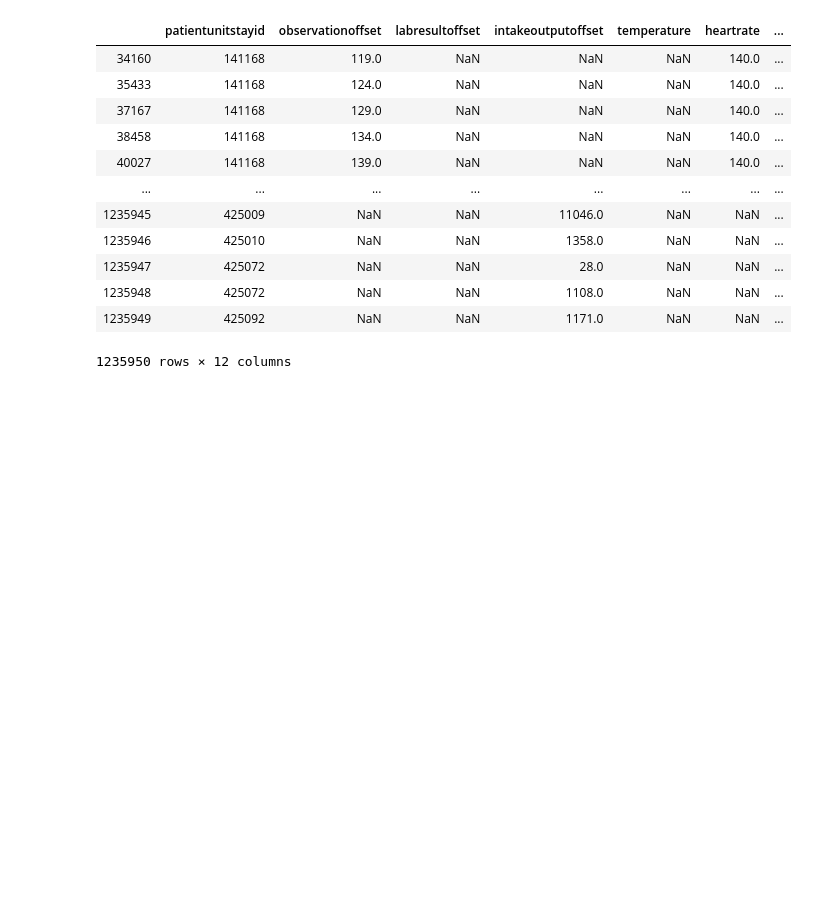
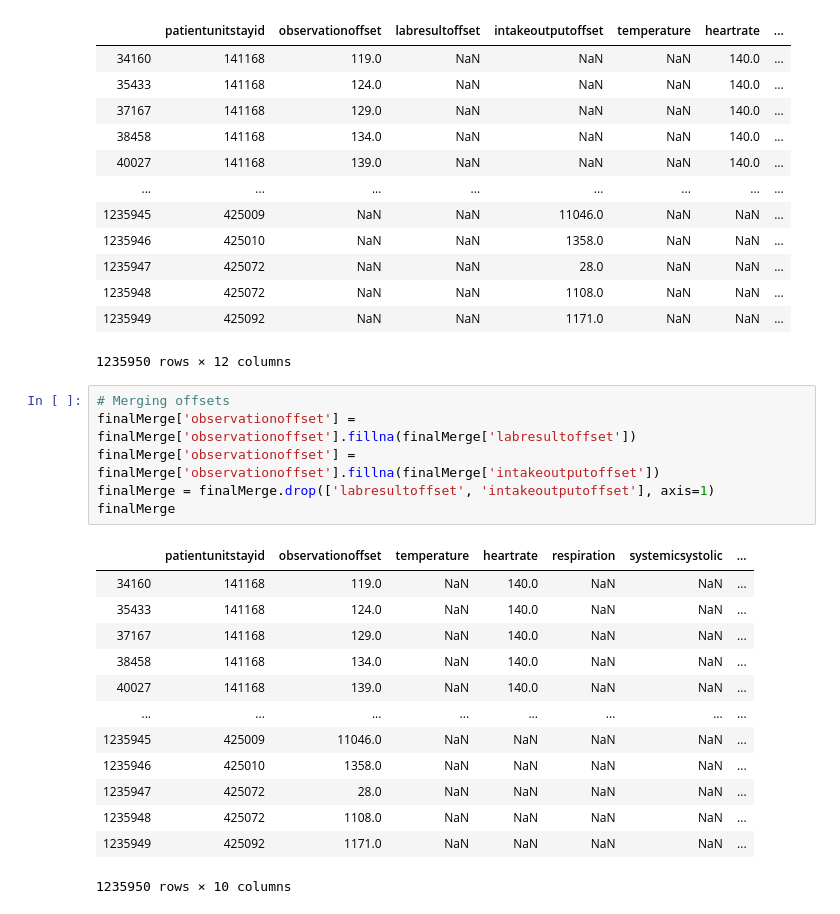
Before and after one commit to StallionsProject/SepsisPrediction, a Jupyter notebook: Jupyter Notebooks/patient-timeseries.ipynb, the cells around one changed output. Cells and saved outputs as stored; diff of their text form; blank space fills up the shorter version.

Commit message:
[UPDATE] Merge Offsets

```diff
--- a/Jupyter Notebooks/patient-timeseries.ipynb
+++ b/Jupyter Notebooks/patient-timeseries.ipynb
@@ -188,3 +188,23 @@ finalMerge
 | 1235948 | 425072 | NaN | NaN | 1108.0 | NaN | NaN | ... |
 | 1235949 | 425092 | NaN | NaN | 1171.0 | NaN | NaN | ... |
 1235950 rows × 12 columns
+# %%
+# Merging offsets
+finalMerge['observationoffset'] = finalMerge['observationoffset'].fillna(finalMerge['labresultoffset'])
+finalMerge['observationoffset'] = finalMerge['observationoffset'].fillna(finalMerge['intakeoutputoffset'])
+finalMerge = finalMerge.drop(['labresultoffset', 'intakeoutputoffset'], axis=1)
+finalMerge
+# %% [output]
+|  | patientunitstayid | observationoffset | temperature | heartrate | respiration | systemicsystolic | ... |
+| 34160 | 141168 | 119.0 | NaN | 140.0 | NaN | NaN | ... |
+| 35433 | 141168 | 124.0 | NaN | 140.0 | NaN | NaN | ... |
+| 37167 | 141168 | 129.0 | NaN | 140.0 | NaN | NaN | ... |
+| 38458 | 141168 | 134.0 | NaN | 140.0 | NaN | NaN | ... |
+| 40027 | 141168 | 139.0 | NaN | 140.0 | NaN | NaN | ... |
+| ... | ... | ... | ... | ... | ... | ... | ... |
+| 1235945 | 425009 | 11046.0 | NaN | NaN | NaN | NaN | ... |
+| 1235946 | 425010 | 1358.0 | NaN | NaN | NaN | NaN | ... |
+| 1235947 | 425072 | 28.0 | NaN | NaN | NaN | NaN | ... |
+| 1235948 | 425072 | 1108.0 | NaN | NaN | NaN | NaN | ... |
+| 1235949 | 425092 | 1171.0 | NaN | NaN | NaN | NaN | ... |
+1235950 rows × 10 columns
```
